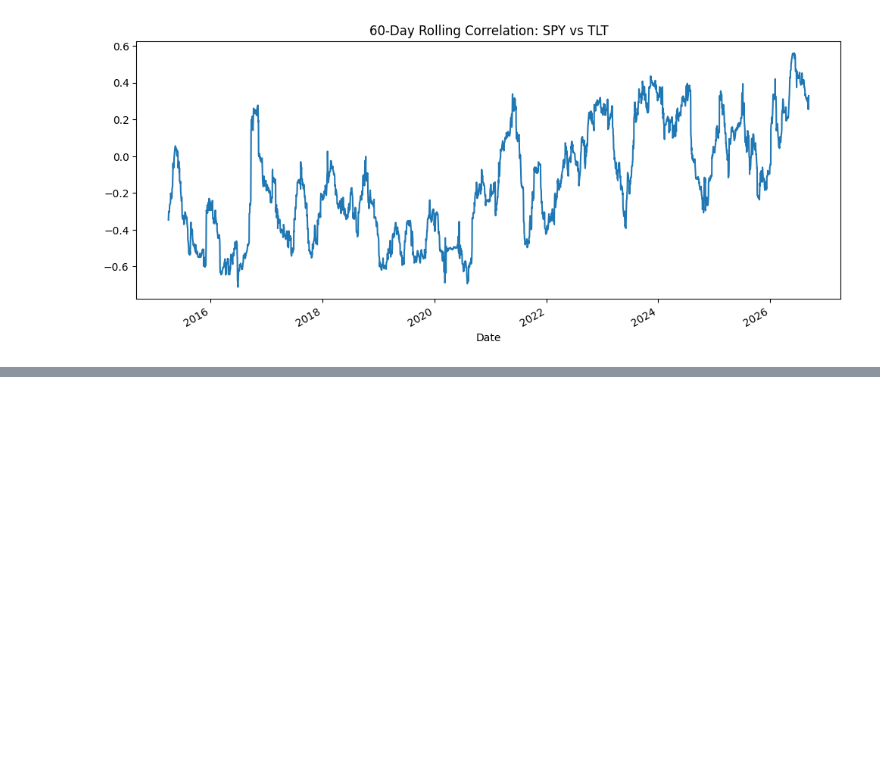
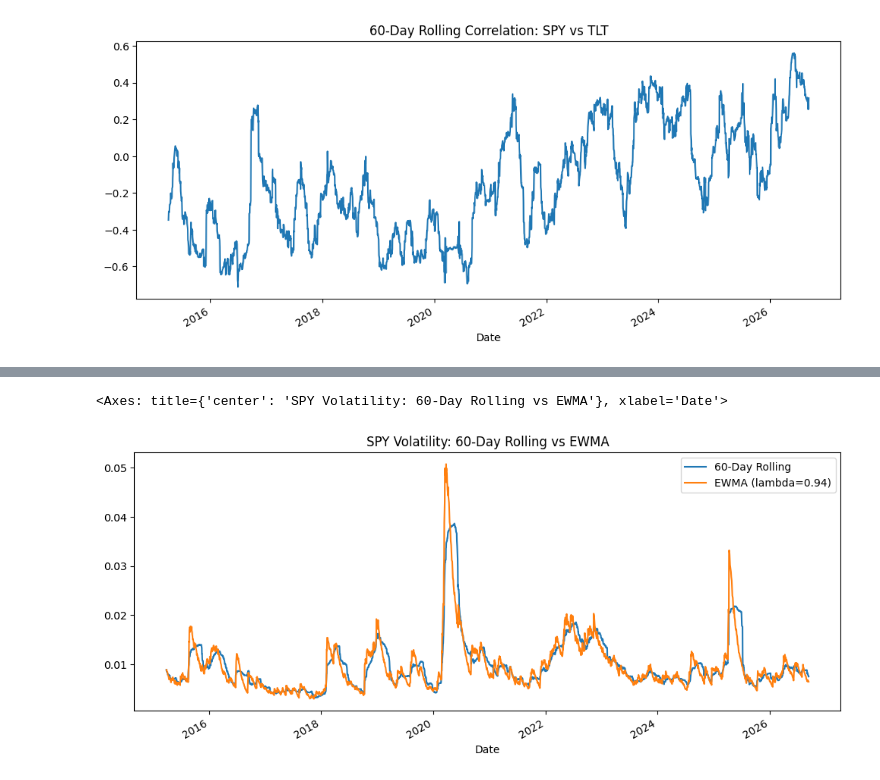
Before and after one commit to Lea17-hub/multi-asset-risk-engine, a Jupyter notebook: 01_market_data.ipynb, the cells around one changed output, grey strips where cells are left out. Saved outputs shown, nothing was run; the diff lists cells and outputs as text; code cells hidden in the pictures; blank space fills up the shorter version.

```diff
--- a/01_market_data.ipynb
+++ b/01_market_data.ipynb
@@ -193,0 +225,37 @@ rolling_corr_spy_tlt.plot(
+# %%
+lambda_ = 0.94
+initial_window = 60
+
+spy_returns = returns["SPY"]
+
+ewma_variance = pd.Series(
+    index=spy_returns.index,
+    dtype=float
+)
+
+# Use the first 60 observations to estimate the initial variance
+ewma_variance.iloc[initial_window - 1] = (
+    spy_returns.iloc[:initial_window].var()
+)
+
+# Start EWMA recursion after the initial window
+for t in range(initial_window, len(spy_returns)):
+    ewma_variance.iloc[t] = (
+        lambda_ * ewma_variance.iloc[t - 1]
+        + (1 - lambda_) * spy_returns.iloc[t - 1] ** 2
+    )
+
+ewma_volatility = np.sqrt(ewma_variance)
+# %%
+vol_comparison = pd.DataFrame({
+    "60-Day Rolling": rolling_vol_spy,
+    "EWMA (lambda=0.94)": ewma_volatility
+})
+
+vol_comparison.plot(
+    figsize=(12, 5),
+    title="SPY Volatility: 60-Day Rolling vs EWMA"
+)
+# %% [output]
+<Axes: title={'center': 'SPY Volatility: 60-Day Rolling vs EWMA'}, xlabel='Date'>
+[figure, added]
```
Also changed, not shown: parts of 11 cells of this notebook.
